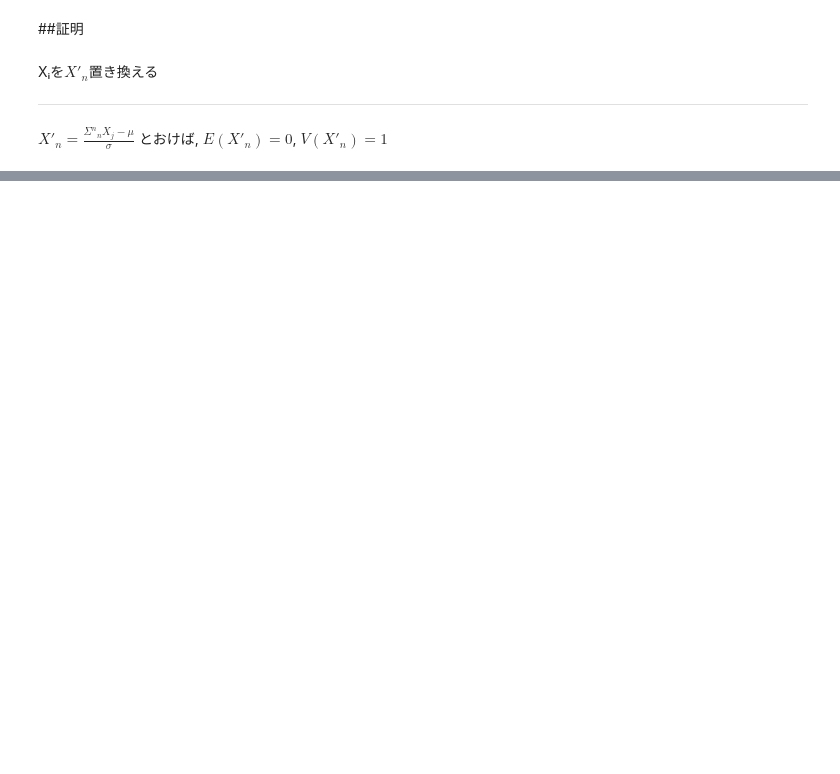
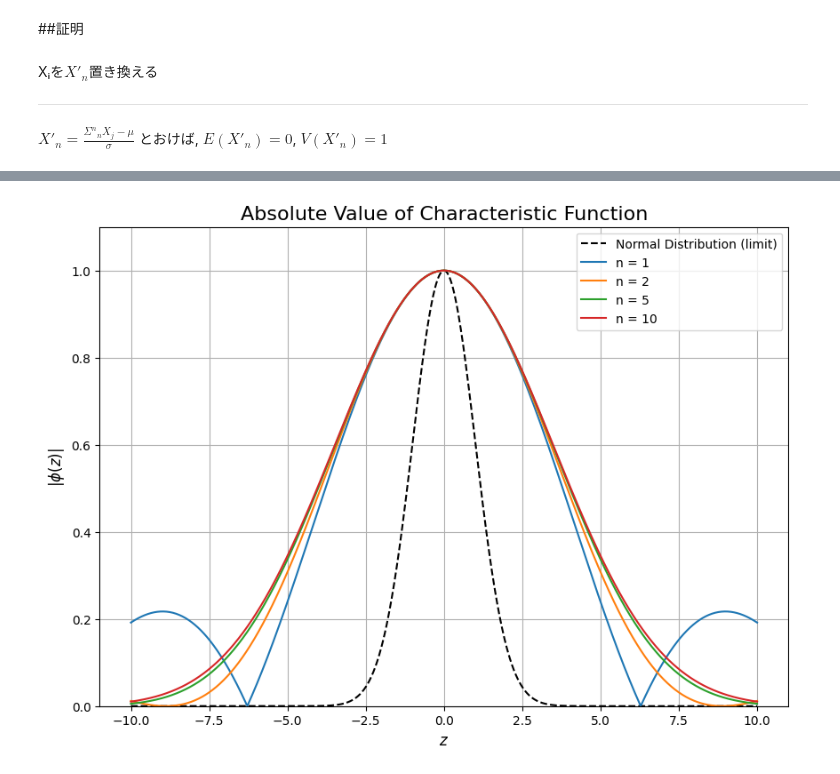
Before and after one commit to jamagiwa/math_visualize, a Jupyter notebook: probability_theory/characteristic_function/convolution.ipynb, the cells around one changed output, grey strips where cells are left out. Saved outputs shown, nothing was run; the diff lists cells and outputs as text; code cells hidden in the pictures; blank space fills up the shorter version.

```diff
--- a/probability_theory/characteristic_function/convolution.ipynb
+++ b/probability_theory/characteristic_function/convolution.ipynb
@@ -533,0 +548,82 @@ $X'_{n}=\frac{Σ{^n}_{n}X_j-μ}{σ}$ とおけば, $E(X'_n)=0$, $V(X'_n)=1$
+# %%
+import numpy as np
+import matplotlib.pyplot as plt
+
+# 一様分布のパラメータ
+a = 0
+b = 1
+
+# 一様分布の特性関数の定義
+def uniform_cf(z):
+  # z=0の時だけ例外処理
+  if np.isclose(z, 0):
+    return 1.0
+  else:
+    return (np.exp(1j * z * b) - np.exp(1j * z * a)) / (1j * z * (b - a))
+
+# NumPyの配列に適用できるようにベクトル化
+uniform_cf_vec = np.vectorize(uniform_cf)
+
+# 標準正規分布の特性関数 (比較用)
+def normal_cf(z):
+  return np.exp(-z**2 / 2)
+
+# zの範囲を定義
+z_values = np.linspace(-10, 10, 1000)
+
+# nの値をいくつか設定
+n_values = [1, 2, 5, 10]
+
+# --- 1. 絶対値のプロット ---
+plt.figure(figsize=(10, 7))
+plt.title('Absolute Value of Characteristic Function', fontsize=16)
+plt.xlabel('$z$', fontsize=12)
+plt.ylabel('$|\\phi(z)|$', fontsize=12)
+plt.grid(True)
+plt.ylim(0, 1.1)
+
+# 標準正規分布の特性関数の絶対値をプロット（収束先）
+plt.plot(z_values, np.abs(normal_cf(z_values)), 'k--', label='Normal Distribution (limit)')
+
+for n in n_values:
+  phi_zn = uniform_cf_vec(z_values / np.sqrt(n))**n
+  plt.plot(z_values, np.abs(phi_zn), label=f'n = {n}')
+
+plt.legend()
+plt.show()
+
+# --- 2. 実数部のプロット ---
+plt.figure(figsize=(10, 7))
+plt.title('Real Part of Characteristic Function', fontsize=16)
+plt.xlabel('$z$', fontsize=12)
+plt.ylabel('Re($\\phi(z)$)', fontsize=12)
+plt.grid(True)
+
+# 標準正規分布の特性関数の実数部をプロット
+plt.plot(z_values, np.real(normal_cf(z_values)), 'k--', label='Normal Distribution (limit)')
+
+for n in n_values:
+  phi_zn = uniform_cf_vec(z_values / np.sqrt(n))**n
+  plt.plot(z_values, np.real(phi_zn), label=f'n = {n}')
+
+plt.legend()
+plt.show()
+
+# --- 3. 虚数部のプロット ---
+plt.figure(figsize=(10, 7))
+plt.title('Imaginary Part of Characteristic Function', fontsize=16)
+plt.xlabel('$z$', fontsize=12)
+plt.ylabel('Im($\\phi(z)$)', fontsize=12)
+plt.grid(True)
+
+# 標準正規分布の特性関数の虚数部は常に0
+plt.plot(z_values, np.imag(normal_cf(z_values)), 'k--', label='Normal Distribution (limit)')
+
+for n in n_values:
+  phi_zn = uniform_cf_vec(z_values / np.sqrt(n))**n
+  plt.plot(z_values, np.imag(phi_zn), label=f'n = {n}')
+
+plt.legend()
+plt.show()
+# %% [output]
+[figure, added]
```
Also changed, not shown: parts of 10 cells of this notebook.
